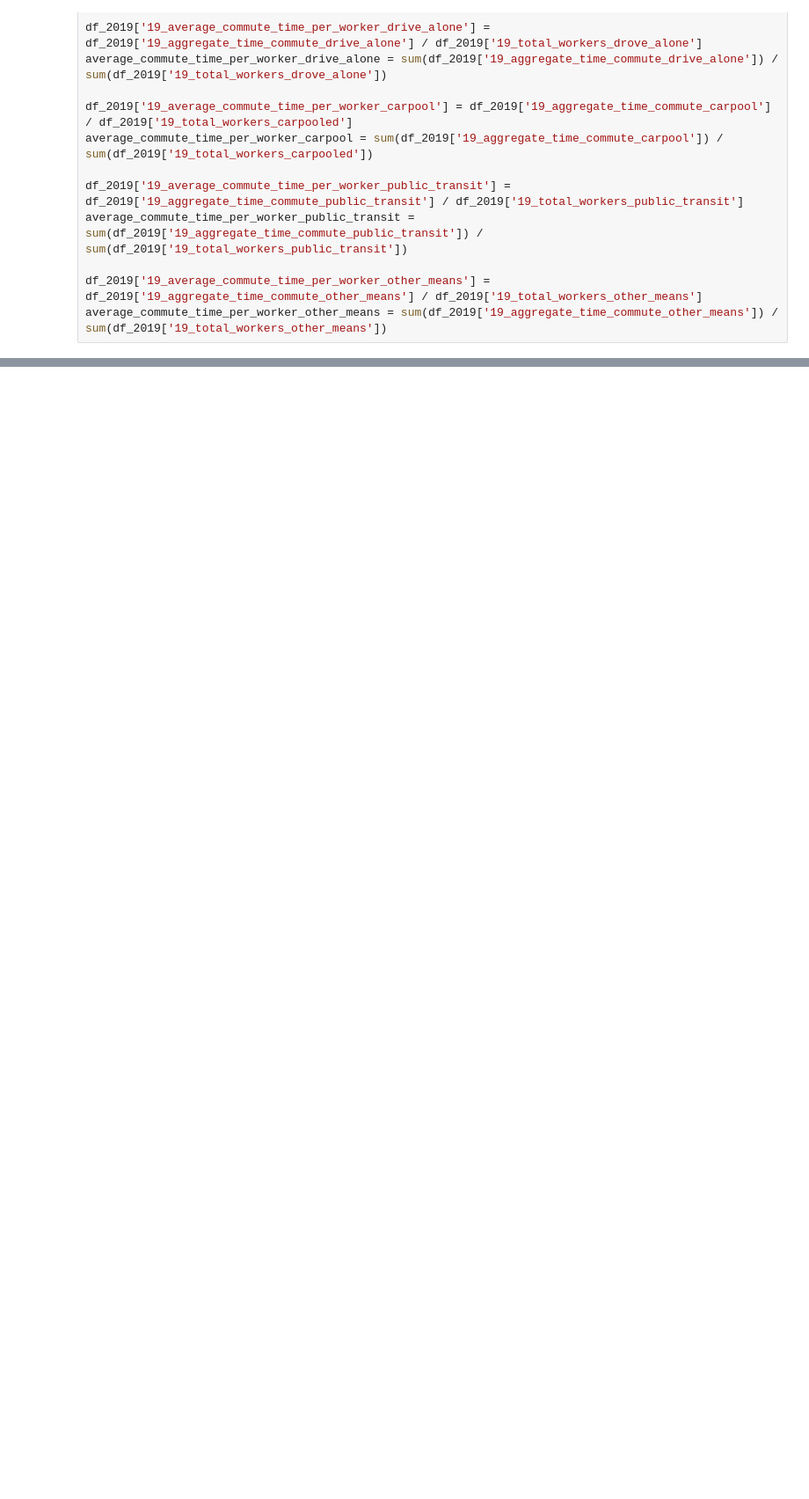
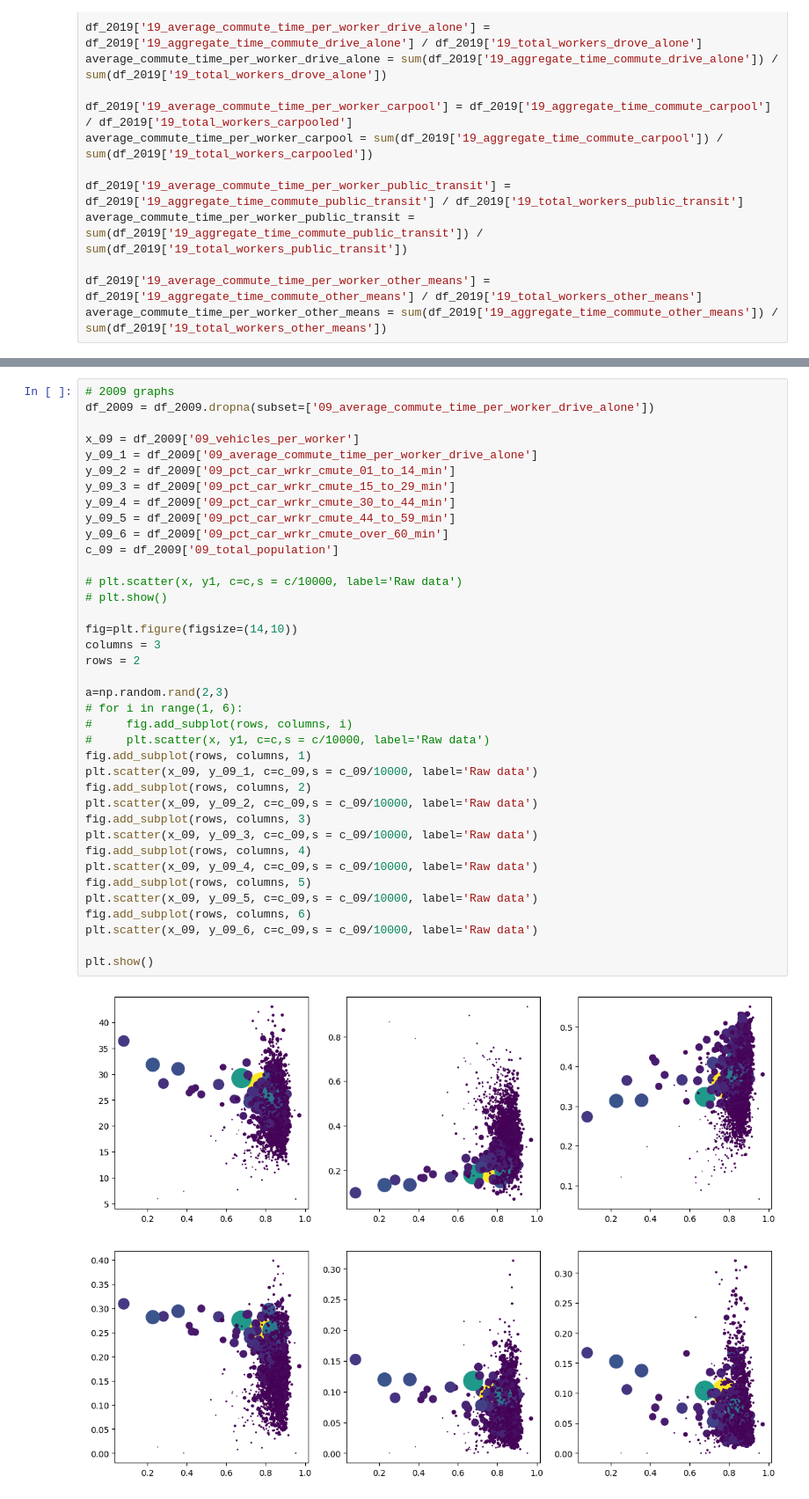
Before and after one commit to Fractate/us_transport_analysis, a Jupyter notebook: county_comparisons.ipynb, the cells around one changed output, grey strips where cells are left out. Shown at 88% size. Drawn from its saved outputs; the diff is of its cells as text; blank space fills up the shorter version.

Commit message:
got graphs drawn for each years

```diff
--- a/county_comparisons.ipynb
+++ b/county_comparisons.ipynb
@@ -1553,0 +1569,40 @@ average_commute_time_per_worker_other_means = sum(df_2019['19_aggregate_time_com
+# %%
+# 2009 graphs
+df_2009 = df_2009.dropna(subset=['09_average_commute_time_per_worker_drive_alone'])
+
+x_09 = df_2009['09_vehicles_per_worker']
+y_09_1 = df_2009['09_average_commute_time_per_worker_drive_alone']
+y_09_2 = df_2009['09_pct_car_wrkr_cmute_01_to_14_min']
+y_09_3 = df_2009['09_pct_car_wrkr_cmute_15_to_29_min']
+y_09_4 = df_2009['09_pct_car_wrkr_cmute_30_to_44_min']
+y_09_5 = df_2009['09_pct_car_wrkr_cmute_44_to_59_min']
+y_09_6 = df_2009['09_pct_car_wrkr_cmute_over_60_min']
+c_09 = df_2009['09_total_population']
+
+# plt.scatter(x, y1, c=c,s = c/10000, label='Raw data')
+# plt.show()
+
+fig=plt.figure(figsize=(14,10))
+columns = 3
+rows = 2
+
+a=np.random.rand(2,3)
+# for i in range(1, 6):
+#     fig.add_subplot(rows, columns, i)
+#     plt.scatter(x, y1, c=c,s = c/10000, label='Raw data')
+fig.add_subplot(rows, columns, 1)
+plt.scatter(x_09, y_09_1, c=c_09,s = c_09/10000, label='Raw data')
+fig.add_subplot(rows, columns, 2)
+plt.scatter(x_09, y_09_2, c=c_09,s = c_09/10000, label='Raw data')
+fig.add_subplot(rows, columns, 3)
+plt.scatter(x_09, y_09_3, c=c_09,s = c_09/10000, label='Raw data')
+fig.add_subplot(rows, columns, 4)
+plt.scatter(x_09, y_09_4, c=c_09,s = c_09/10000, label='Raw data')
+fig.add_subplot(rows, columns, 5)
+plt.scatter(x_09, y_09_5, c=c_09,s = c_09/10000, label='Raw data')
+fig.add_subplot(rows, columns, 6)
+plt.scatter(x_09, y_09_6, c=c_09,s = c_09/10000, label='Raw data')
+
+plt.show()
+# %% [output]
+[figure, added]
```
Also changed, not shown: parts of 2 cells of this notebook.
